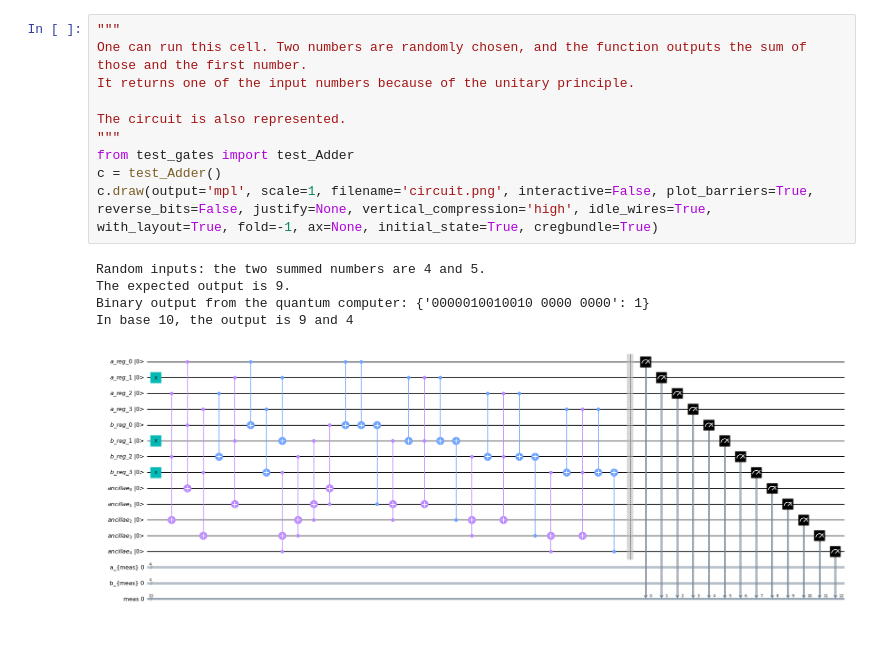
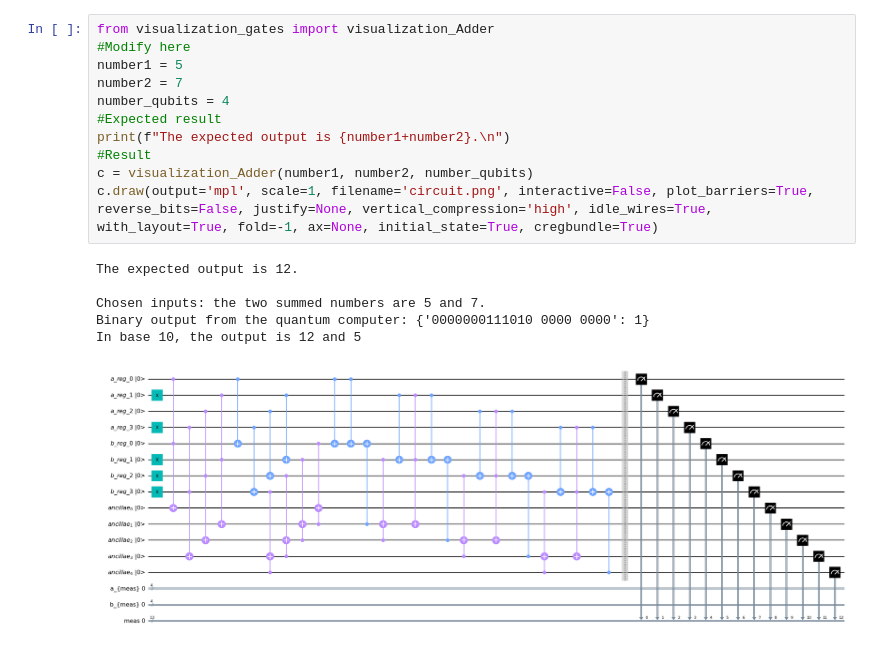
Before and after one commit to maxhant/shor_algorithm_qiskit, a Jupyter notebook: Project_visualization.ipynb, the cells around one changed output. Saved outputs shown, nothing was run; the diff lists cells and outputs as text.

Commit message:
Visualization cleaned up

```diff
--- a/Project_visualization.ipynb
+++ b/Project_visualization.ipynb
@@ -39,16 +88,18 @@ The sum of the two digits is 0.
 # %%
-"""
-One can run this cell. Two numbers are randomly chosen, and the function outputs the sum of those and the first number.
-It returns one of the input numbers because of the unitary principle.
-
-The circuit is also represented.
-"""
-from test_gates import test_Adder
-c = test_Adder()
+from visualization_gates import visualization_Adder
+#Modify here
+number1 = 5
+number2 = 7
+number_qubits = 4
+#Expected result
+print(f"The expected output is {number1+number2}.\n")
+#Result
+c = visualization_Adder(number1, number2, number_qubits)
 c.draw(output='mpl', scale=1, filename='circuit.png', interactive=False, plot_barriers=True, reverse_bits=False, justify=None, vertical_compression='high', idle_wires=True, with_layout=True, fold=-1, ax=None, initial_state=True, cregbundle=True)
 # %% [output]
-Random inputs: the two summed numbers are 4 and 5.
-The expected output is 9.
-Binary output from the quantum computer: {'0000010010010 0000 0000': 1}
-In base 10, the output is 9 and 4
+The expected output is 12.
+
+Chosen inputs: the two summed numbers are 5 and 7.
+Binary output from the quantum computer: {'0000000111010 0000 0000': 1}
+In base 10, the output is 12 and 5
-[figure, old version]
+[figure, new version]
```
Also changed, not shown: parts of 10 cells of this notebook, 1 other file.
